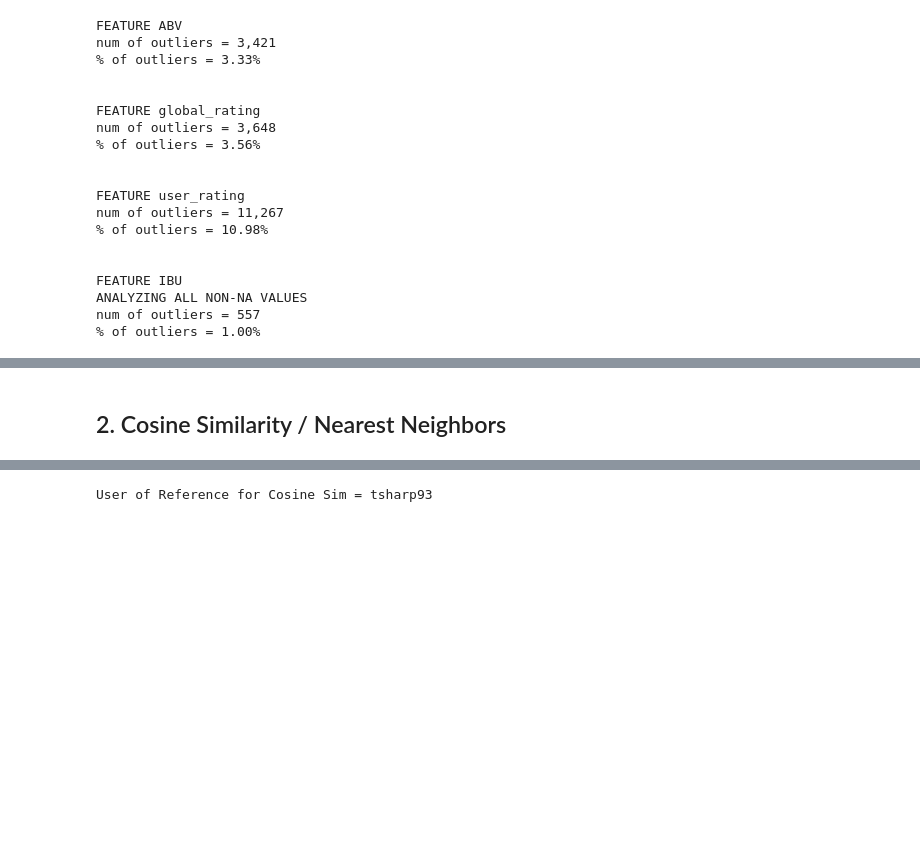
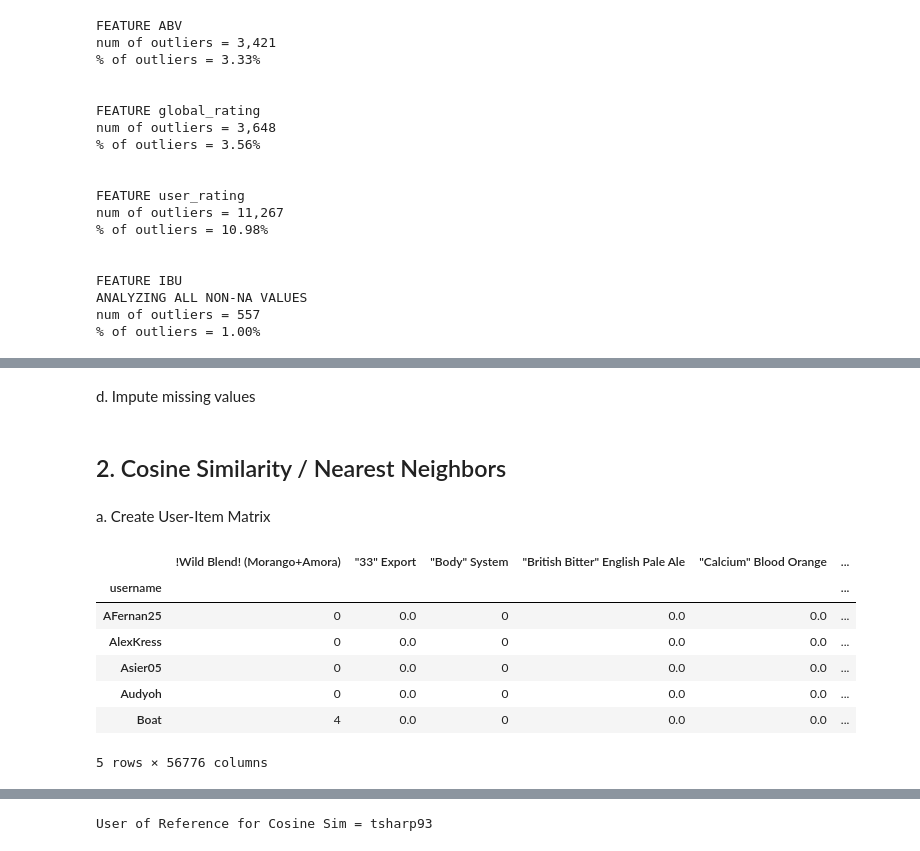
Before and after one commit to tomsharp/BeerMe, a Jupyter notebook: notebooks/Pipeline.ipynb, the cells around one changed output, grey strips where cells are left out. Saved outputs shown, nothing was run; the diff lists cells and outputs as text; code cells hidden in the pictures; blank space fills up the shorter version.

```diff
--- a/notebooks/Pipeline.ipynb
+++ b/notebooks/Pipeline.ipynb
@@ -87 +92,3 @@ df['user_rating'].hist()
+# %% [markdown]
+d. Impute missing values
 # %%
@@ -96,3 +102,5 @@ for feature in features:
         df[feature] = df[feature].fillna(feature_mean)
 # %% [markdown]
 ## 2. Cosine Similarity / Nearest Neighbors
+# %% [markdown]
+a. Create User-Item Matrix
@@ -99,27 +110,36 @@ for feature in features:
 # %%
-# 1. Create User-Item Matrix
-fill_method = 'item_mean'
-
+# Create User-Item Matrix
 data = df
 values = 'user_rating'
 index = 'username'
 columns = 'beer_name'
 agg_func = 'mean'
 
 if fill_method == 'item_mean':
     ui_matrix = pd.pivot_table(data=data, values=values, index=index,
                                columns=columns, aggfunc=agg_func)
     ui_matrix = ui_matrix.fillna(ui_matrix.mean(axis=0), axis=0)
 
 elif fill_method == 'user_mean':
     ui_matrix = pd.pivot_table(data=data, values=values, index=index,
                                columns=columns, aggfunc=agg_func)
     ui_matrix.apply(lambda row: row.fillna(row.mean()), axis=1)
 
 elif fill_method == 0:
     ui_matrix = pd.pivot_table(data=data, values=values, index=index,
                                columns=columns, aggfunc=agg_func, fill_value=0)
 else:
     raise ValueError("Please checkout 'fill_method' value")
 
 ui_matrix.columns = list(ui_matrix.columns)
+
+ui_matrix.head()
+# %% [output]
+|  | !Wild Blend! (Morango+Amora) | "33" Export | "Body" System | "British Bitter" English Pale Ale | "Calcium" Blood Orange | ... |
+| username |  |  |  |  |  | ... |
+| AFernan25 | 0 | 0.0 | 0 | 0.0 | 0.0 | ... |
+| AlexKress | 0 | 0.0 | 0 | 0.0 | 0.0 | ... |
+| Asier05 | 0 | 0.0 | 0 | 0.0 | 0.0 | ... |
+| Audyoh | 0 | 0.0 | 0 | 0.0 | 0.0 | ... |
+| Boat | 4 | 0.0 | 0 | 0.0 | 0.0 | ... |
+5 rows × 56776 columns
```
Also changed, not shown: parts of 45 cells of this notebook.
